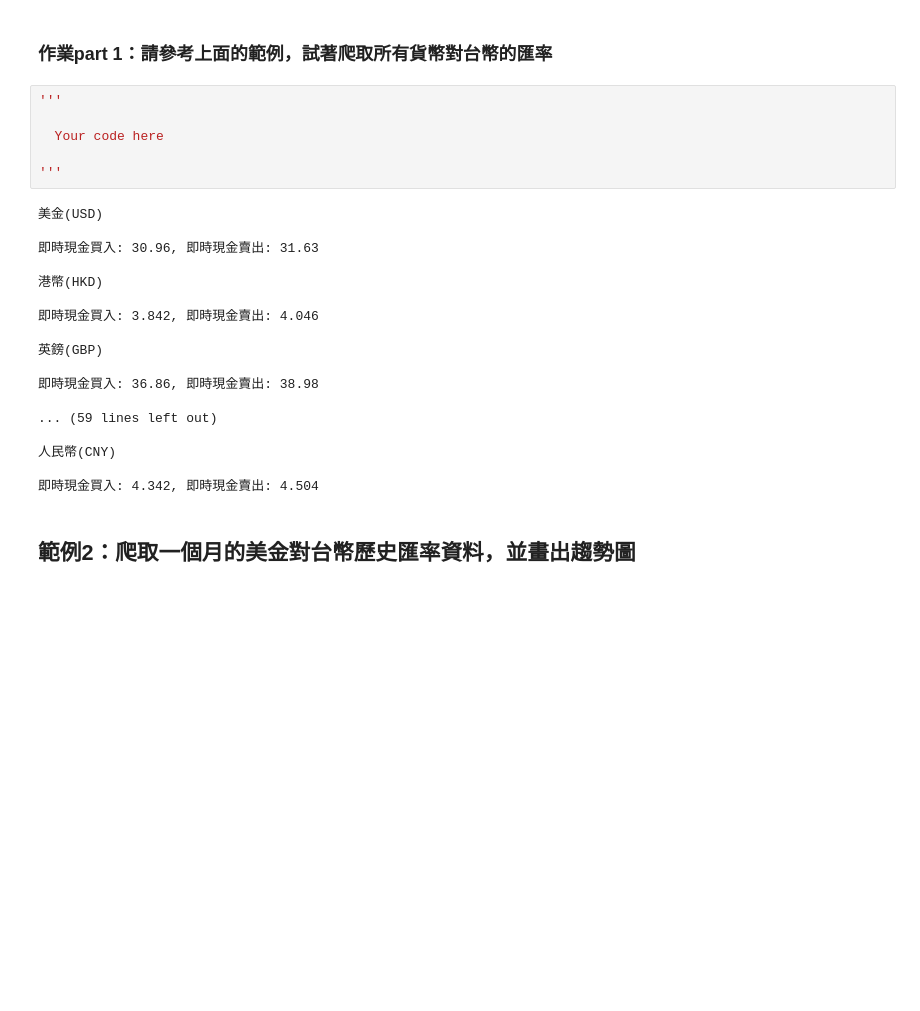
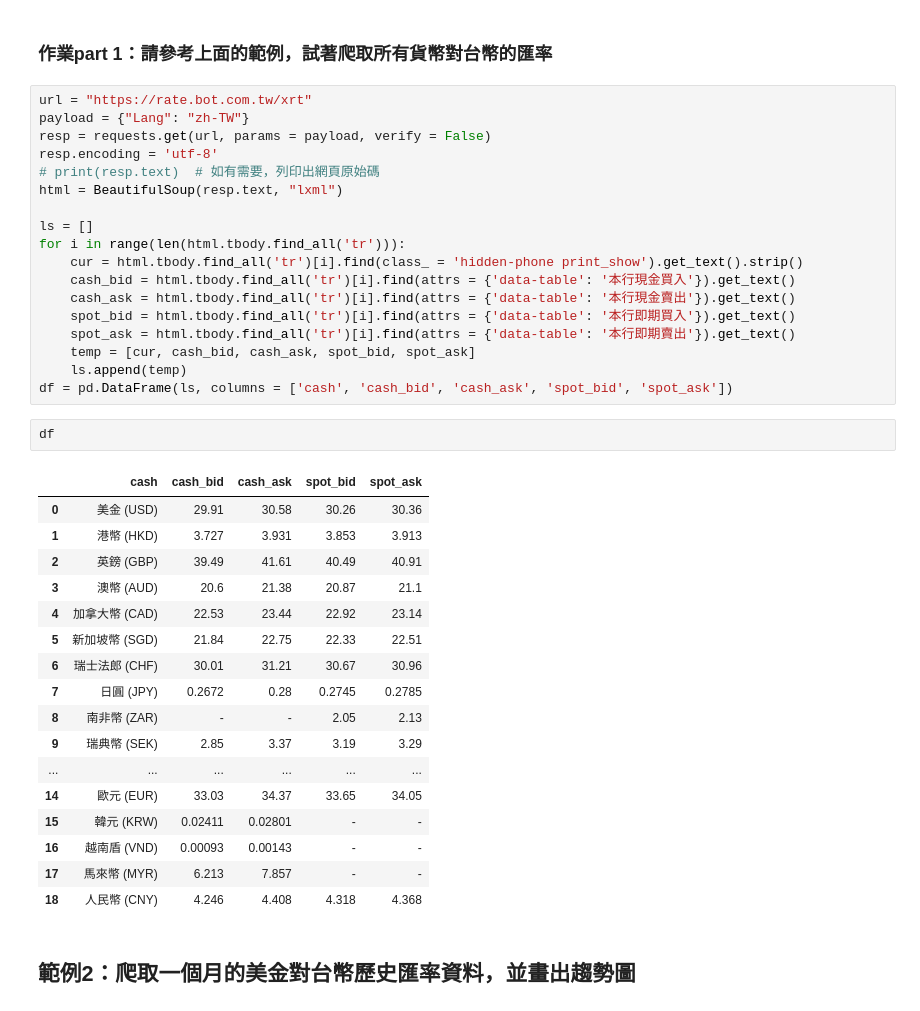
Before and after one commit to ggg5269/1st-PyCrawlerMarathon, a Jupyter notebook: D015/Day_015_Taiwan_Bank_HW.ipynb, the cells around one changed output. Drawn from its saved outputs; the diff is of its cells as text; blank space fills up the shorter version.

```diff
--- a/D015/Day_015_Taiwan_Bank_HW.ipynb
+++ b/D015/Day_015_Taiwan_Bank_HW.ipynb
@@ -31,29 +34,43 @@ SSLError: HTTPSConnectionPool(host='rate.bot.com.tw', port=443): Max retries exc
 # %% [markdown]
 ### 作業part 1：請參考上面的範例，試著爬取所有貨幣對台幣的匯率
-# %%
-'''
-
-  Your code here
-
-'''
-# %% [output]
-美金(USD)
-
-即時現金買入: 30.96, 即時現金賣出: 31.63
-
-港幣(HKD)
-
-即時現金買入: 3.842, 即時現金賣出: 4.046
-
-英鎊(GBP)
-
-即時現金買入: 36.86, 即時現金賣出: 38.98
-
-... (59 lines left out)
-
-人民幣(CNY)
-
-即時現金買入: 4.342, 即時現金賣出: 4.504
+# %%
+url = "https://rate.bot.com.tw/xrt"
+payload = {"Lang": "zh-TW"}
+resp = requests.get(url, params = payload, verify = False)
+resp.encoding = 'utf-8'
+# print(resp.text)  # 如有需要，列印出網頁原始碼
+html = BeautifulSoup(resp.text, "lxml")
+
+ls = []
+for i in range(len(html.tbody.find_all('tr'))):
+    cur = html.tbody.find_all('tr')[i].find(class_ = 'hidden-phone print_show').get_text().strip()
+    cash_bid = html.tbody.find_all('tr')[i].find(attrs = {'data-table': '本行現金買入'}).get_text()
+    cash_ask = html.tbody.find_all('tr')[i].find(attrs = {'data-table': '本行現金賣出'}).get_text()
+    spot_bid = html.tbody.find_all('tr')[i].find(attrs = {'data-table': '本行即期買入'}).get_text()
+    spot_ask = html.tbody.find_all('tr')[i].find(attrs = {'data-table': '本行即期賣出'}).get_text()
+    temp = [cur, cash_bid, cash_ask, spot_bid, spot_ask]
+    ls.append(temp)
+df = pd.DataFrame(ls, columns = ['cash', 'cash_bid', 'cash_ask', 'spot_bid', 'spot_ask'])
+# %%
+df
+# %% [output]
+|  | cash | cash_bid | cash_ask | spot_bid | spot_ask |
+| 0 | 美金 (USD) | 29.91 | 30.58 | 30.26 | 30.36 |
+| 1 | 港幣 (HKD) | 3.727 | 3.931 | 3.853 | 3.913 |
+| 2 | 英鎊 (GBP) | 39.49 | 41.61 | 40.49 | 40.91 |
+| 3 | 澳幣 (AUD) | 20.6 | 21.38 | 20.87 | 21.1 |
+| 4 | 加拿大幣 (CAD) | 22.53 | 23.44 | 22.92 | 23.14 |
+| 5 | 新加坡幣 (SGD) | 21.84 | 22.75 | 22.33 | 22.51 |
+| 6 | 瑞士法郎 (CHF) | 30.01 | 31.21 | 30.67 | 30.96 |
+| 7 | 日圓 (JPY) | 0.2672 | 0.28 | 0.2745 | 0.2785 |
+| 8 | 南非幣 (ZAR) | - | - | 2.05 | 2.13 |
+| 9 | 瑞典幣 (SEK) | 2.85 | 3.37 | 3.19 | 3.29 |
+| ... | ... | ... | ... | ... | ... |
+| 14 | 歐元 (EUR) | 33.03 | 34.37 | 33.65 | 34.05 |
+| 15 | 韓元 (KRW) | 0.02411 | 0.02801 | - | - |
+| 16 | 越南盾 (VND) | 0.00093 | 0.00143 | - | - |
+| 17 | 馬來幣 (MYR) | 6.213 | 7.857 | - | - |
+| 18 | 人民幣 (CNY) | 4.246 | 4.408 | 4.318 | 4.368 |
 # %% [markdown]
 ## 範例2：爬取一個月的美金對台幣歷史匯率資料，並畫出趨勢圖
 # %%
```
Also changed, not shown: parts of 4 cells of this notebook.
